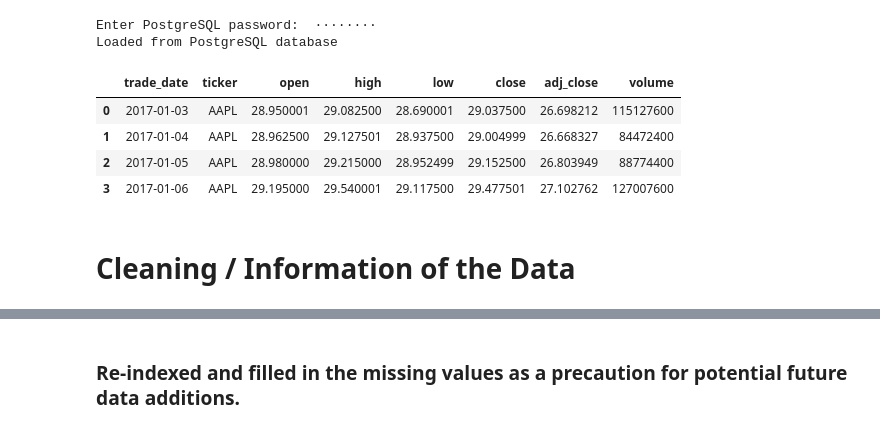
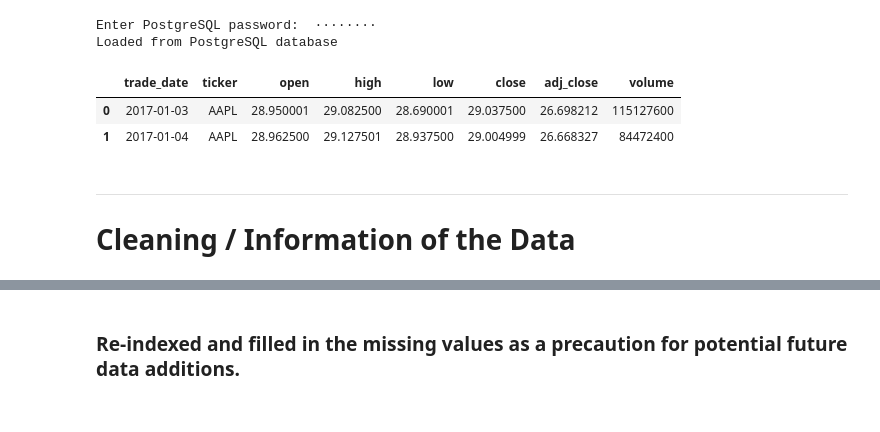
Before and after one commit to huzaifa-khan-AiMl/Financial-Supply-Chain-Ripple-Analysis, a Jupyter notebook: notebooks/Ripple_Effect_Analysis.ipynb, the cells around one changed output, grey strips where cells are left out. Cells and saved outputs as stored; diff of their text form; code cells hidden in the pictures.

```diff
--- a/notebooks/Ripple_Effect_Analysis.ipynb
+++ b/notebooks/Ripple_Effect_Analysis.ipynb
@@ -56,12 +59,11 @@ except Exception as e:
 Enter PostgreSQL password:  ········
 Loaded from PostgreSQL database
 # %%
-display(market_df.head(4))
+display(market_df.head(2))
 # %% [output]
 |  | trade_date | ticker | open | high | low | close | adj_close | volume |
 | 0 | 2017-01-03 | AAPL | 28.950001 | 29.082500 | 28.690001 | 29.037500 | 26.698212 | 115127600 |
 | 1 | 2017-01-04 | AAPL | 28.962500 | 29.127501 | 28.937500 | 29.004999 | 26.668327 | 84472400 |
-| 2 | 2017-01-05 | AAPL | 28.980000 | 29.215000 | 28.952499 | 29.152500 | 26.803949 | 88774400 |
-| 3 | 2017-01-06 | AAPL | 29.195000 | 29.540001 | 29.117500 | 29.477501 | 27.102762 | 127007600 |
 # %% [markdown]
+---
 # Cleaning / Information of the Data
```
Also changed, not shown: parts of 15 cells of this notebook.
